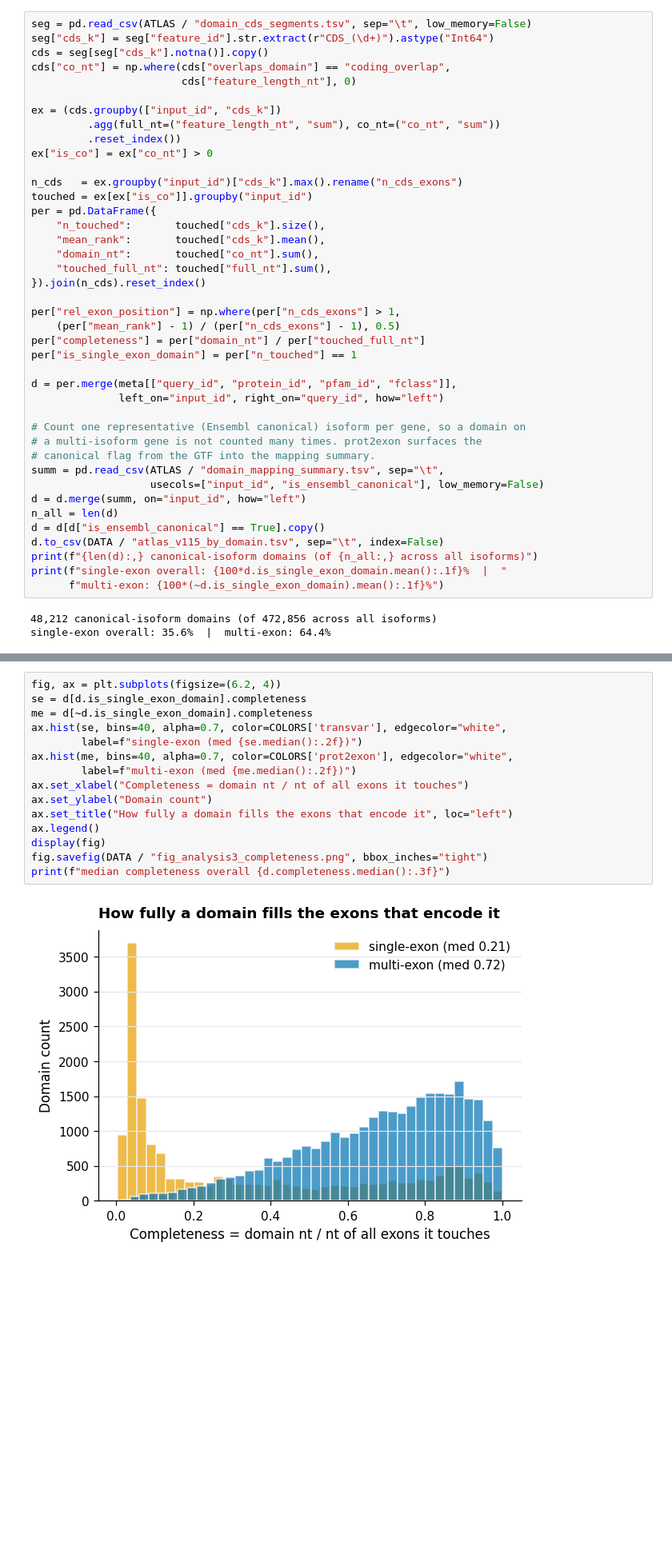
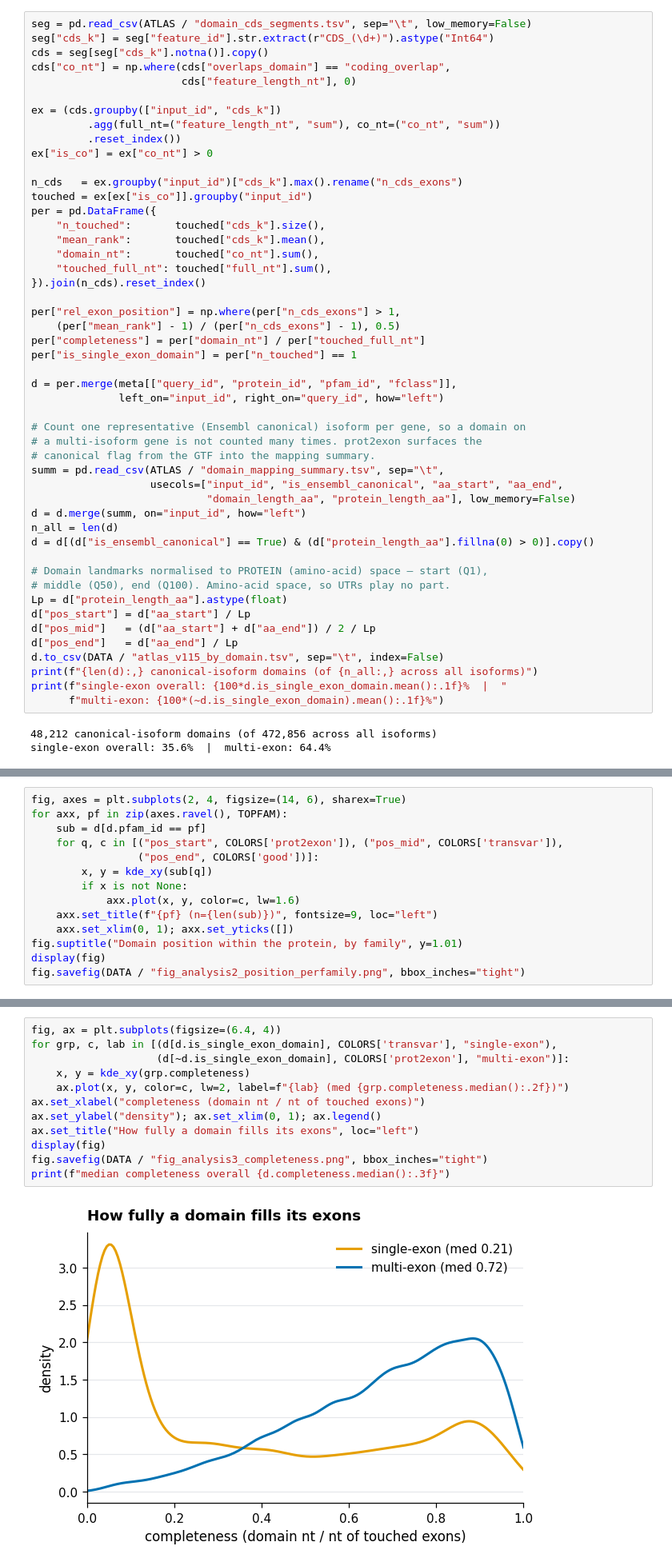
Before and after one commit to SotoLF/fastCDS, a Jupyter notebook: tutorial/reproduce_paper/end_to_end/domain_functional_atlas.ipynb, the cells around one changed output, grey strips where cells are left out. Shown at 80% size. Saved outputs shown, nothing was run; the diff lists cells and outputs as text; blank space fills up the shorter version.

```diff
--- a/tutorial/reproduce_paper/end_to_end/domain_functional_atlas.ipynb
+++ b/tutorial/reproduce_paper/end_to_end/domain_functional_atlas.ipynb
@@ -293,10 +293,18 @@ d = per.merge(meta[["query_id", "protein_id", "pfam_id", "fclass"]],
 # a multi-isoform gene is not counted many times. prot2exon surfaces the
 # canonical flag from the GTF into the mapping summary.
 summ = pd.read_csv(ATLAS / "domain_mapping_summary.tsv", sep="\t",
-                   usecols=["input_id", "is_ensembl_canonical"], low_memory=False)
+                   usecols=["input_id", "is_ensembl_canonical", "aa_start", "aa_end",
+                            "domain_length_aa", "protein_length_aa"], low_memory=False)
 d = d.merge(summ, on="input_id", how="left")
 n_all = len(d)
-d = d[d["is_ensembl_canonical"] == True].copy()
+d = d[(d["is_ensembl_canonical"] == True) & (d["protein_length_aa"].fillna(0) > 0)].copy()
+
+# Domain landmarks normalised to PROTEIN (amino-acid) space — start (Q1),
+# middle (Q50), end (Q100). Amino-acid space, so UTRs play no part.
+Lp = d["protein_length_aa"].astype(float)
+d["pos_start"] = d["aa_start"] / Lp
+d["pos_mid"]   = (d["aa_start"] + d["aa_end"]) / 2 / Lp
+d["pos_end"]   = d["aa_end"] / Lp
 d.to_csv(DATA / "atlas_v115_by_domain.tsv", sep="\t", index=False)
 print(f"{len(d):,} canonical-isoform domains (of {n_all:,} across all isoforms)")
 print(f"single-exon overall: {100*d.is_single_exon_domain.mean():.1f}%  |  "
@@ -382,0 +404,14 @@ far more than the domain itself.
+# %%
+fig, axes = plt.subplots(2, 4, figsize=(14, 6), sharex=True)
+for axx, pf in zip(axes.ravel(), TOPFAM):
+    sub = d[d.pfam_id == pf]
+    for q, c in [("pos_start", COLORS['prot2exon']), ("pos_mid", COLORS['transvar']),
+                 ("pos_end", COLORS['good'])]:
+        x, y = kde_xy(sub[q])
+        if x is not None:
+            axx.plot(x, y, color=c, lw=1.6)
+    axx.set_title(f"{pf} (n={len(sub)})", fontsize=9, loc="left")
+    axx.set_xlim(0, 1); axx.set_yticks([])
+fig.suptitle("Domain position within the protein, by family", y=1.01)
+display(fig)
+fig.savefig(DATA / "fig_analysis2_position_perfamily.png", bbox_inches="tight")
@@ -383,18 +426,15 @@ far more than the domain itself.
 # %%
-fig, ax = plt.subplots(figsize=(6.2, 4))
-se = d[d.is_single_exon_domain].completeness
-me = d[~d.is_single_exon_domain].completeness
-ax.hist(se, bins=40, alpha=0.7, color=COLORS['transvar'], edgecolor="white",
-        label=f"single-exon (med {se.median():.2f})")
-ax.hist(me, bins=40, alpha=0.7, color=COLORS['prot2exon'], edgecolor="white",
-        label=f"multi-exon (med {me.median():.2f})")
-ax.set_xlabel("Completeness = domain nt / nt of all exons it touches")
-ax.set_ylabel("Domain count")
-ax.set_title("How fully a domain fills the exons that encode it", loc="left")
-ax.legend()
+fig, ax = plt.subplots(figsize=(6.4, 4))
+for grp, c, lab in [(d[d.is_single_exon_domain], COLORS['transvar'], "single-exon"),
+                    (d[~d.is_single_exon_domain], COLORS['prot2exon'], "multi-exon")]:
+    x, y = kde_xy(grp.completeness)
+    ax.plot(x, y, color=c, lw=2, label=f"{lab} (med {grp.completeness.median():.2f})")
+ax.set_xlabel("completeness (domain nt / nt of touched exons)")
+ax.set_ylabel("density"); ax.set_xlim(0, 1); ax.legend()
+ax.set_title("How fully a domain fills its exons", loc="left")
 display(fig)
 fig.savefig(DATA / "fig_analysis3_completeness.png", bbox_inches="tight")
 print(f"median completeness overall {d.completeness.median():.3f}")
 # %% [output]
-[figure, old version]
+[figure, new version]
 median completeness overall 0.640
```
Also changed, not shown: parts of 19 cells of this notebook, 10 other files.
